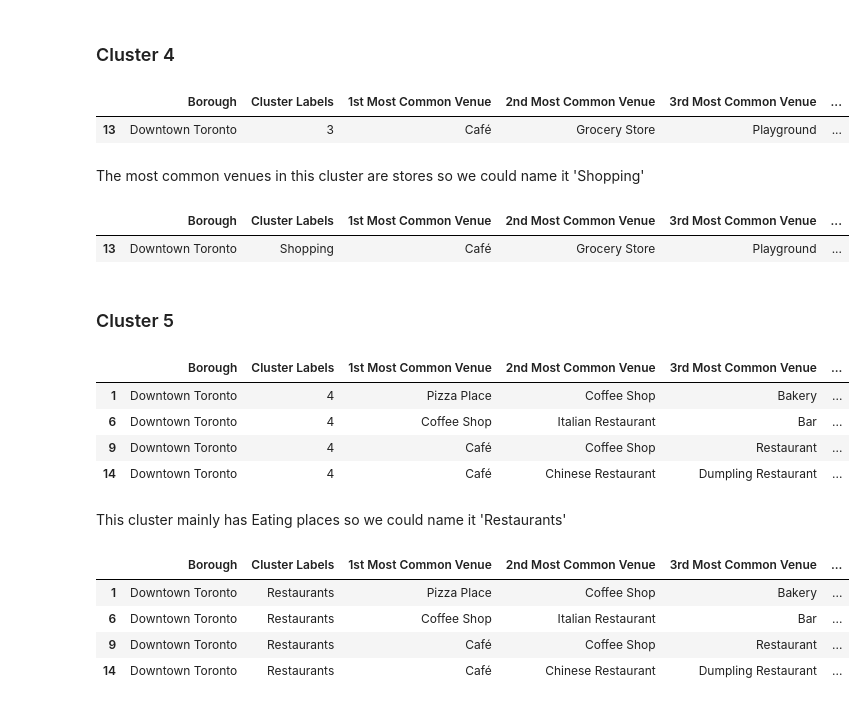
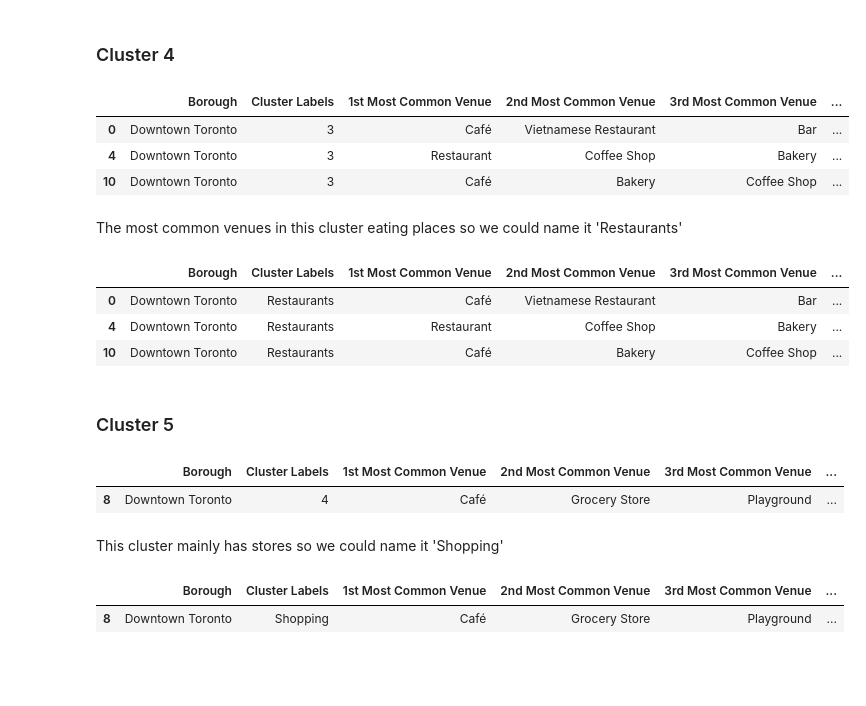
Before and after one commit to MAP2008/GitHub-Example, a Jupyter notebook: Exploring_Toronto_Neighborhoods.ipynb, the cells around one changed output. Drawn from its saved outputs; the diff is of its cells as text; code cells hidden in the pictures; blank space fills up the shorter version.

Commit message:
Toronto Neighborhood Exploration Project

```diff
--- a/Exploring_Toronto_Neighborhoods.ipynb
+++ b/Exploring_Toronto_Neighborhoods.ipynb
@@ -742,5 +746,5 @@ Since this cluster has only one element and top two venues are waterfront venues
 # %%
-down_tor_merged.loc[(down_tor_merged['Cluster Labels']) == 1,'Cluster Labels']= 'Waterfront'
-down_tor_merged.loc[down_tor_merged['Cluster Labels'] == 'Waterfront', down_tor_merged.columns[[1] + list(range(5, down_tor_merged.shape[1]))]]
+down_tor_merged.loc[(down_tor_merged['Cluster Labels']) == 1,'Cluster Labels']= 'Kid Play Areas'
+down_tor_merged.loc[down_tor_merged['Cluster Labels'] == 'Kid Play Areas', down_tor_merged.columns[[1] + list(range(5, down_tor_merged.shape[1]))]]
 # %% [output]
 |  | Borough | Cluster Labels | 1st Most Common Venue | 2nd Most Common Venue | 3rd Most Common Venue | ... |
@@ -757,5 +761,5 @@ In this cluster we see that the most common venues are Park and Playground so we
 # %%
-down_tor_merged.loc[(down_tor_merged['Cluster Labels']) == 2,'Cluster Labels']= 'Kids Play Areas'
-down_tor_merged.loc[down_tor_merged['Cluster Labels'] == 'Kids Play Areas', down_tor_merged.columns[[1] + list(range(5, down_tor_merged.shape[1]))]]
+down_tor_merged.loc[(down_tor_merged['Cluster Labels']) == 2,'Cluster Labels']= 'Waterfront'
+down_tor_merged.loc[down_tor_merged['Cluster Labels'] == 'Waterfront', down_tor_merged.columns[[1] + list(range(5, down_tor_merged.shape[1]))]]
 # %% [output]
 |  | Borough | Cluster Labels | 1st Most Common Venue | 2nd Most Common Venue | 3rd Most Common Venue | ... |
@@ -766,33 +770,31 @@ down_tor_merged.loc[down_tor_merged['Cluster Labels'] == 'Kids Play Areas', down
 down_tor_merged.loc[down_tor_merged['Cluster Labels'] == 3, down_tor_merged.columns[[1] + list(range(5, down_tor_merged.shape[1]))]]
 # %% [output]
 |  | Borough | Cluster Labels | 1st Most Common Venue | 2nd Most Common Venue | 3rd Most Common Venue | ... |
-| 13 | Downtown Toronto | 3 | Café | Grocery Store | Playground | ... |
+| 0 | Downtown Toronto | 3 | Café | Vietnamese Restaurant | Bar | ... |
+| 4 | Downtown Toronto | 3 | Restaurant | Coffee Shop | Bakery | ... |
+| 10 | Downtown Toronto | 3 | Café | Bakery | Coffee Shop | ... |
 # %% [markdown]
-The most common venues in this cluster are stores so we could name it 'Shopping'
+The most common venues in this cluster eating places so we could name it 'Restaurants'
 # %%
-down_tor_merged.loc[(down_tor_merged['Cluster Labels']) == 3,'Cluster Labels']= 'Shopping'
-down_tor_merged.loc[down_tor_merged['Cluster Labels'] == 'Shopping', down_tor_merged.columns[[1] + list(range(5, down_tor_merged.shape[1]))]]
+down_tor_merged.loc[(down_tor_merged['Cluster Labels']) == 3,'Cluster Labels']= 'Restaurants'
+down_tor_merged.loc[down_tor_merged['Cluster Labels'] == 'Restaurants', down_tor_merged.columns[[1] + list(range(5, down_tor_merged.shape[1]))]]
 # %% [output]
 |  | Borough | Cluster Labels | 1st Most Common Venue | 2nd Most Common Venue | 3rd Most Common Venue | ... |
-| 13 | Downtown Toronto | Shopping | Café | Grocery Store | Playground | ... |
+| 0 | Downtown Toronto | Restaurants | Café | Vietnamese Restaurant | Bar | ... |
+| 4 | Downtown Toronto | Restaurants | Restaurant | Coffee Shop | Bakery | ... |
+| 10 | Downtown Toronto | Restaurants | Café | Bakery | Coffee Shop | ... |
 # %% [markdown]
 ### Cluster 5
 # %%
 down_tor_merged.loc[down_tor_merged['Cluster Labels'] == 4, down_tor_merged.columns[[1] + list(range(5, down_tor_merged.shape[1]))]]
 # %% [output]
 |  | Borough | Cluster Labels | 1st Most Common Venue | 2nd Most Common Venue | 3rd Most Common Venue | ... |
-| 1 | Downtown Toronto | 4 | Pizza Place | Coffee Shop | Bakery | ... |
-| 6 | Downtown Toronto | 4 | Coffee Shop | Italian Restaurant | Bar | ... |
-| 9 | Downtown Toronto | 4 | Café | Coffee Shop | Restaurant | ... |
-| 14 | Downtown Toronto | 4 | Café | Chinese Restaurant | Dumpling Restaurant | ... |
+| 8 | Downtown Toronto | 4 | Café | Grocery Store | Playground | ... |
 # %% [markdown]
-This cluster mainly has Eating places so we could name it 'Restaurants'
+This cluster mainly has stores so we could name it 'Shopping'
 # %%
-down_tor_merged.loc[(down_tor_merged['Cluster Labels']) == 4,'Cluster Labels']= 'Restaurants'
-down_tor_merged.loc[down_tor_merged['Cluster Labels'] == 'Restaurants', down_tor_merged.columns[[1] + list(range(5, down_tor_merged.shape[1]))]]
+down_tor_merged.loc[(down_tor_merged['Cluster Labels']) == 4,'Cluster Labels']= 'Shopping'
+down_tor_merged.loc[down_tor_merged['Cluster Labels'] == 'Shopping', down_tor_merged.columns[[1] + list(range(5, down_tor_merged.shape[1]))]]
 # %% [output]
 |  | Borough | Cluster Labels | 1st Most Common Venue | 2nd Most Common Venue | 3rd Most Common Venue | ... |
-| 1 | Downtown Toronto | Restaurants | Pizza Place | Coffee Shop | Bakery | ... |
-| 6 | Downtown Toronto | Restaurants | Coffee Shop | Italian Restaurant | Bar | ... |
-| 9 | Downtown Toronto | Restaurants | Café | Coffee Shop | Restaurant | ... |
-| 14 | Downtown Toronto | Restaurants | Café | Chinese Restaurant | Dumpling Restaurant | ... |
+| 8 | Downtown Toronto | Shopping | Café | Grocery Store | Playground | ... |
```
Also changed, not shown: parts of 31 cells of this notebook.
